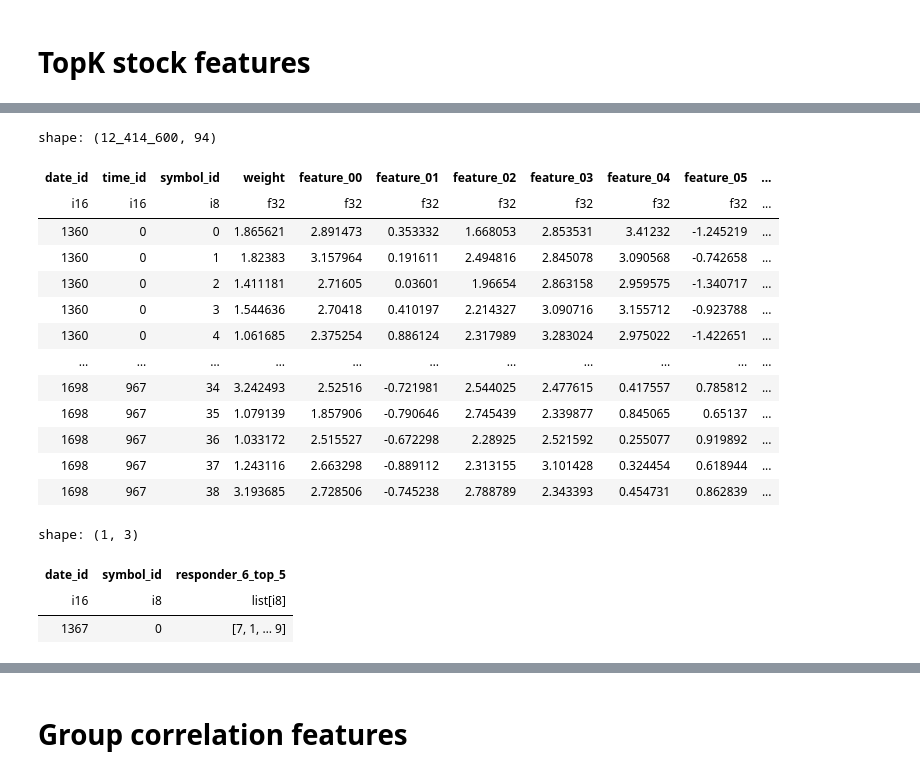
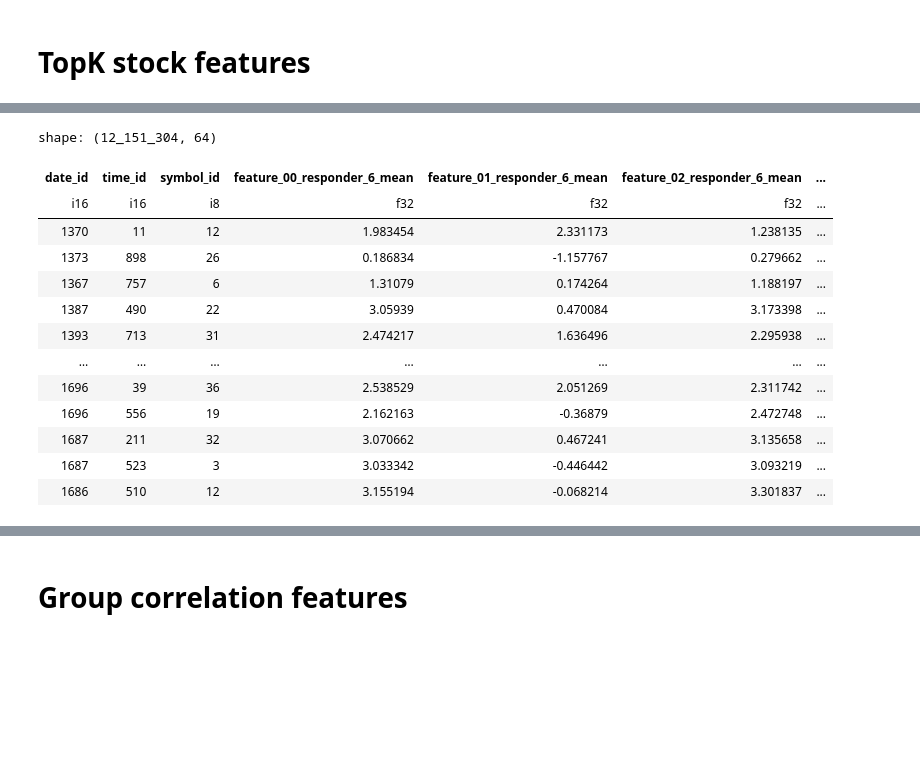
Before and after one commit to lorecampa/jane_street_forecasting, a Jupyter notebook: nbs/tree/features.ipynb, the cells around one changed output, grey strips where cells are left out. Cells and saved outputs as stored; diff of their text form; code cells hidden in the pictures; blank space fills up the shorter version.

```diff
--- a/nbs/tree/features.ipynb
+++ b/nbs/tree/features.ipynb
@@ -207,25 +235,38 @@ _df['responder_6_top_5'].null_count()
-# %%
-df = complete_ds.join(_df.lazy(), on=['date_id', 'symbol_id'], how='left').collect()
-df
-# %% [output]
-shape: (12_414_600, 94)
-| date_id | time_id | symbol_id | weight | feature_00 | feature_01 | feature_02 | feature_03 | feature_04 | feature_05 | ... |
-| i16 | i16 | i8 | f32 | f32 | f32 | f32 | f32 | f32 | f32 | ... |
-| 1360 | 0 | 0 | 1.865621 | 2.891473 | 0.353332 | 1.668053 | 2.853531 | 3.41232 | -1.245219 | ... |
-| 1360 | 0 | 1 | 1.82383 | 3.157964 | 0.191611 | 2.494816 | 2.845078 | 3.090568 | -0.742658 | ... |
-| 1360 | 0 | 2 | 1.411181 | 2.71605 | 0.03601 | 1.96654 | 2.863158 | 2.959575 | -1.340717 | ... |
-| 1360 | 0 | 3 | 1.544636 | 2.70418 | 0.410197 | 2.214327 | 3.090716 | 3.155712 | -0.923788 | ... |
-| 1360 | 0 | 4 | 1.061685 | 2.375254 | 0.886124 | 2.317989 | 3.283024 | 2.975022 | -1.422651 | ... |
-| … | … | … | … | … | … | … | … | … | … | ... |
-| 1698 | 967 | 34 | 3.242493 | 2.52516 | -0.721981 | 2.544025 | 2.477615 | 0.417557 | 0.785812 | ... |
-| 1698 | 967 | 35 | 1.079139 | 1.857906 | -0.790646 | 2.745439 | 2.339877 | 0.845065 | 0.65137 | ... |
-| 1698 | 967 | 36 | 1.033172 | 2.515527 | -0.672298 | 2.28925 | 2.521592 | 0.255077 | 0.919892 | ... |
-| 1698 | 967 | 37 | 1.243116 | 2.663298 | -0.889112 | 2.313155 | 3.101428 | 0.324454 | 0.618944 | ... |
-| 1698 | 967 | 38 | 3.193685 | 2.728506 | -0.745238 | 2.788789 | 2.343393 | 0.454731 | 0.862839 | ... |
-# %%
-df.group_by('date_id', 'symbol_id')
-# %% [output]
-shape: (1, 3)
-| date_id | symbol_id | responder_6_top_5 |
-| i16 | i8 | list[i8] |
-| 1367 | 0 | [7, 1, … 9] |
+# %%
+MEAN_FEATURES = [0, 2, 3, 5, 6, 7, 18, 19, 34, 35, 36, 37, 38, 41, 43, 44, 48, 53, 55, 59, 62, 65, 68, 73, 74, 75, 76, 77, 78]
+STD_FEATURES = [39, 42, 46, 53, 57, 66]
+SKEW_FEATURES = [5, 40, 41, 42, 43, 44]
+ZSCORE_FEATURES = [1, 36, 40, 45, 48, 49, 51, 52, 53, 54, 55, 59, 60]
+base_features = [f'feature_{j:02d}' for j in range(79)]
+_complete_ds = complete_ds.select('date_id', 'time_id', 'symbol_id', *base_features)
+batch_size = 1000
+final = pl.concat([
+    batch.explode(f'{responder}_top_{top_k}').join(
+        _complete_ds.filter(pl.col('date_id').is_in(batch['date_id'].unique())).collect(),
+        left_on=['date_id', f'{responder}_top_{top_k}'], right_on=['date_id', 'symbol_id']
+    ).select('date_id', 'time_id', 'symbol_id', f'{responder}_top_{top_k}', *base_features) \
+    .group_by('date_id', 'time_id', 'symbol_id')\
+    .agg(
+        pl.col([f'feature_{j:02d}' for j in set(MEAN_FEATURES + ZSCORE_FEATURES)]).mean().name.suffix(f'_{responder}_mean'),
+        pl.col([f'feature_{j:02d}' for j in set(STD_FEATURES + ZSCORE_FEATURES)]).std().name.suffix(f'_{responder}_std'),
+        pl.col([f'feature_{j:02d}' for j in SKEW_FEATURES]).skew().name.suffix(f'_{responder}_skew'),
+    )
+    for batch in tqdm(topk_df.iter_slices(n_rows=batch_size), total=int(len(topk_df) / batch_size))
+])
+
+final
+# %% [output]
+shape: (12_151_304, 64)
+| date_id | time_id | symbol_id | feature_00_responder_6_mean | feature_01_responder_6_mean | feature_02_responder_6_mean | ... |
+| i16 | i16 | i8 | f32 | f32 | f32 | ... |
+| 1370 | 11 | 12 | 1.983454 | 2.331173 | 1.238135 | ... |
+| 1373 | 898 | 26 | 0.186834 | -1.157767 | 0.279662 | ... |
+| 1367 | 757 | 6 | 1.31079 | 0.174264 | 1.188197 | ... |
+| 1387 | 490 | 22 | 3.05939 | 0.470084 | 3.173398 | ... |
+| 1393 | 713 | 31 | 2.474217 | 1.636496 | 2.295938 | ... |
+| … | … | … | … | … | … | ... |
+| 1696 | 39 | 36 | 2.538529 | 2.051269 | 2.311742 | ... |
+| 1696 | 556 | 19 | 2.162163 | -0.36879 | 2.472748 | ... |
+| 1687 | 211 | 32 | 3.070662 | 0.467241 | 3.135658 | ... |
+| 1687 | 523 | 3 | 3.033342 | -0.446442 | 3.093219 | ... |
+| 1686 | 510 | 12 | 3.155194 | -0.068214 | 3.301837 | ... |
```
Also changed, not shown: parts of 28 cells of this notebook, 6 other files.
